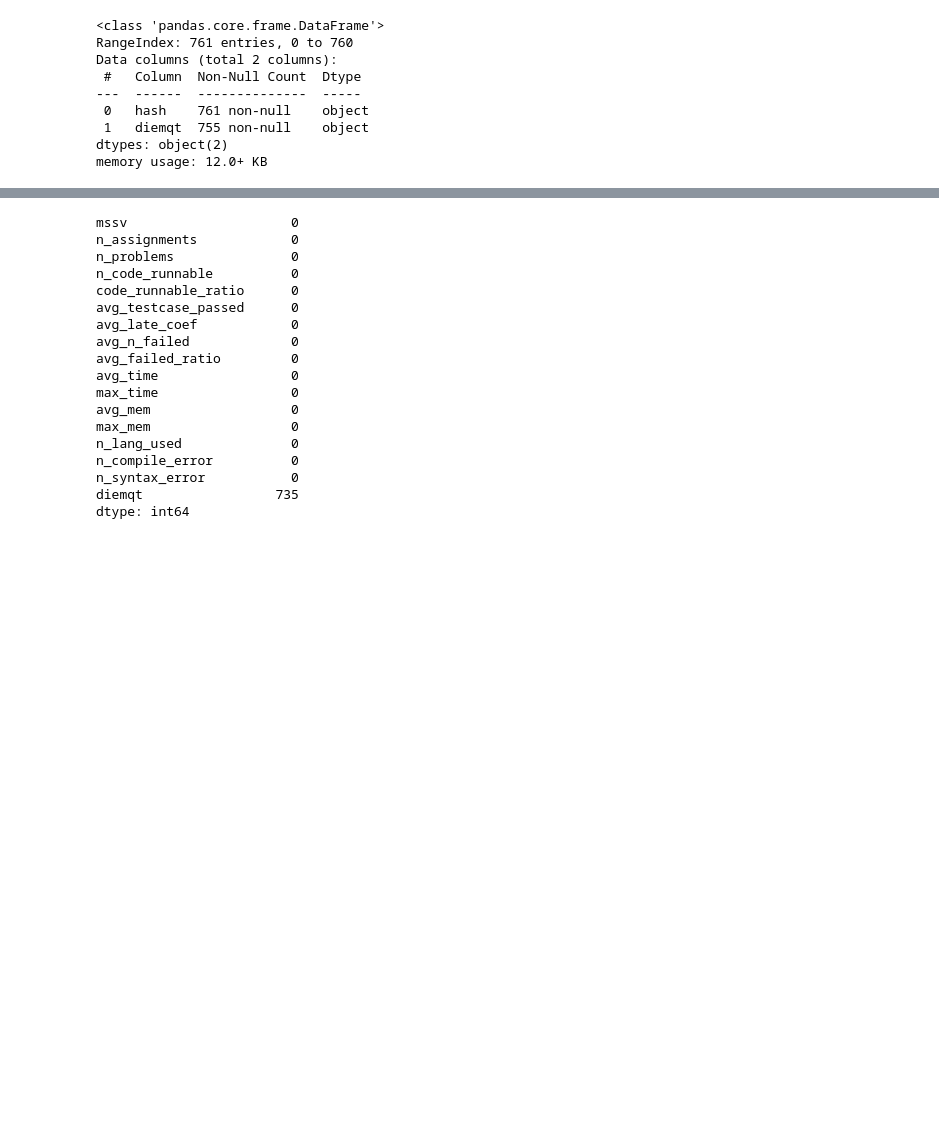
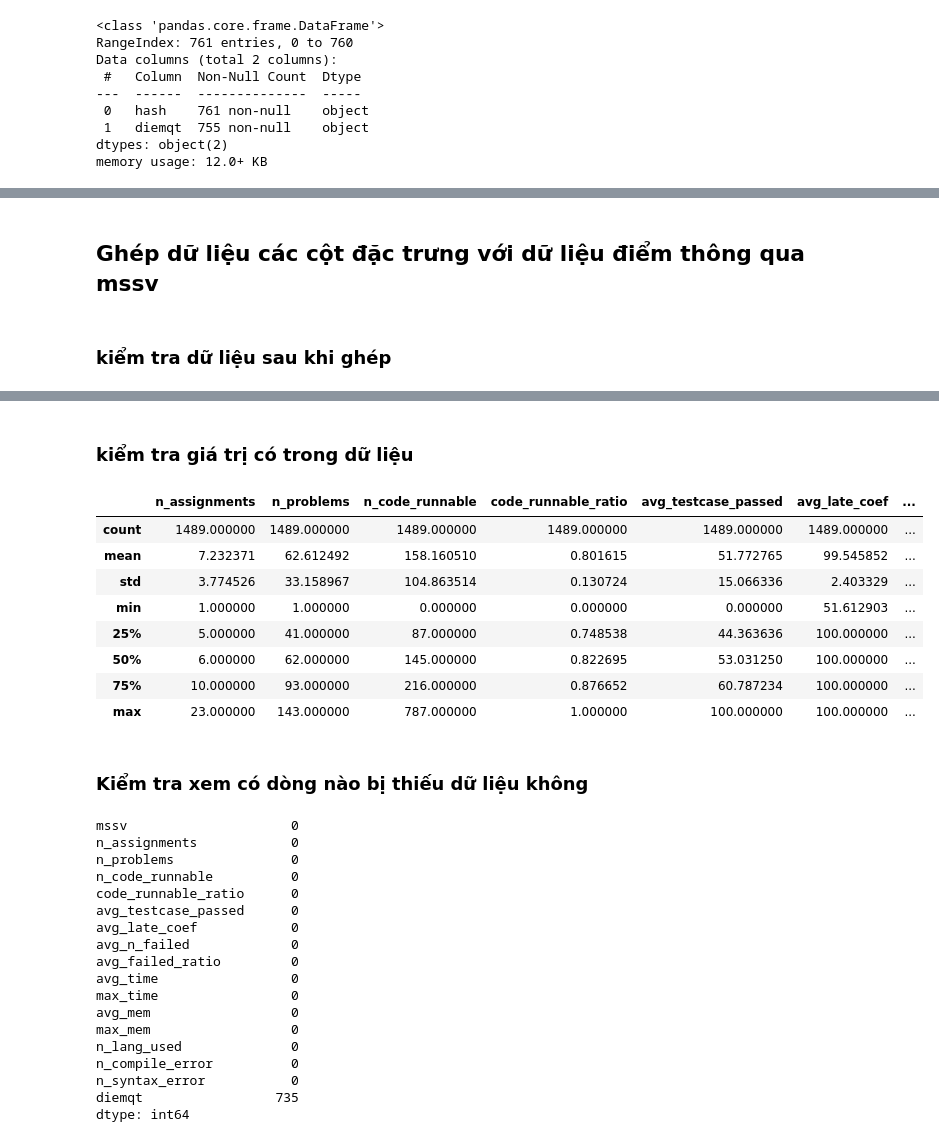
Before and after one commit to azdew/CS114_Project, a Jupyter notebook: linear_regression/khang/dataset1_qt/model2/272411.ipynb, the cells around one changed output, grey strips where cells are left out. Cells and saved outputs as stored; diff of their text form; code cells hidden in the pictures; blank space fills up the shorter version.

```diff
--- a/linear_regression/khang/dataset1_qt/model2/272411.ipynb
+++ b/linear_regression/khang/dataset1_qt/model2/272411.ipynb
@@ -308,2 +190,2 @@ df_qt['diemqt'] = pd.to_numeric(df_qt['diemqt'], errors='coerce')
 # %%
-#df_qt = df_qt.dropna(subset=['diemqt'])
+df_qt = df_qt.dropna(subset=['diemqt'])
@@ -316,5 +206,9 @@ dtype: int64
+# %% [markdown]
+## Ghép dữ liệu các cột đặc trưng với dữ liệu điểm thông qua mssv
 # %%
 df_merged = features_by_mssv.merge(df_qt, on='mssv', how='left')
+# %% [markdown]
+### kiểm tra dữ liệu sau khi ghép
 # %%
 df_merged.head()
 # %% [output]
@@ -324,6 +218,22 @@ df_merged.head()
 | 2 | 01122b3ef7e59b84189e65985305f575d... | 7 | 66 | 175 | 0.897436 | 59.620513 | ... |
 | 3 | 0134f9f410c65ad0e8c2254a7e9288670... | 4 | 47 | 76 | 0.760000 | 59.510000 | ... |
 | 4 | 013de369c439ab0ead8aa7da64423aa39... | 8 | 52 | 94 | 0.878505 | 64.663551 | ... |
+# %% [markdown]
+### kiểm tra giá trị có trong dữ liệu
+# %%
+df_merged.describe()
+# %% [output]
+|  | n_assignments | n_problems | n_code_runnable | code_runnable_ratio | avg_testcase_passed | avg_late_coef | ... |
+| count | 1489.000000 | 1489.000000 | 1489.000000 | 1489.000000 | 1489.000000 | 1489.000000 | ... |
+| mean | 7.232371 | 62.612492 | 158.160510 | 0.801615 | 51.772765 | 99.545852 | ... |
+| std | 3.774526 | 33.158967 | 104.863514 | 0.130724 | 15.066336 | 2.403329 | ... |
+| min | 1.000000 | 1.000000 | 0.000000 | 0.000000 | 0.000000 | 51.612903 | ... |
+| 25% | 5.000000 | 41.000000 | 87.000000 | 0.748538 | 44.363636 | 100.000000 | ... |
+| 50% | 6.000000 | 62.000000 | 145.000000 | 0.822695 | 53.031250 | 100.000000 | ... |
+| 75% | 10.000000 | 93.000000 | 216.000000 | 0.876652 | 60.787234 | 100.000000 | ... |
+| max | 23.000000 | 143.000000 | 787.000000 | 1.000000 | 100.000000 | 100.000000 | ... |
+# %% [markdown]
+### Kiểm tra xem có dòng nào bị thiếu dữ liệu không
 # %%
 df_merged.isna().sum()
 # %% [output]
```
Also changed, not shown: parts of 63 cells of this notebook, 21 other files.
